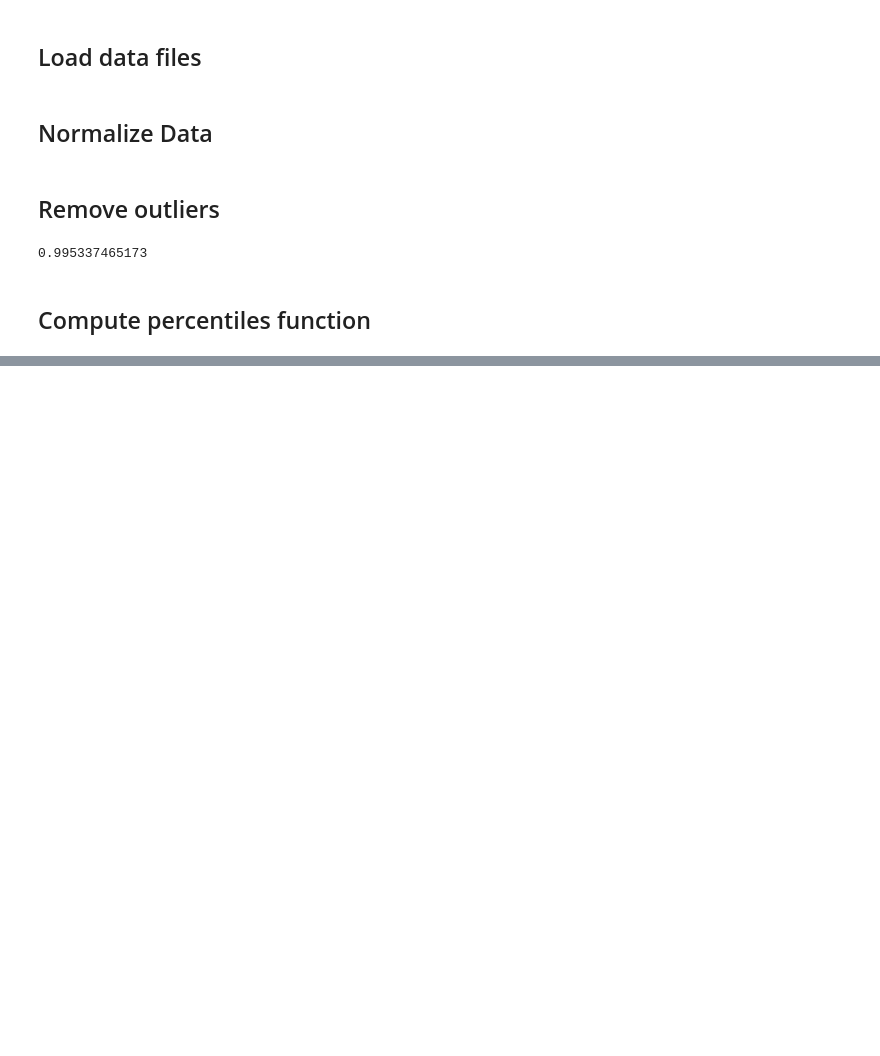
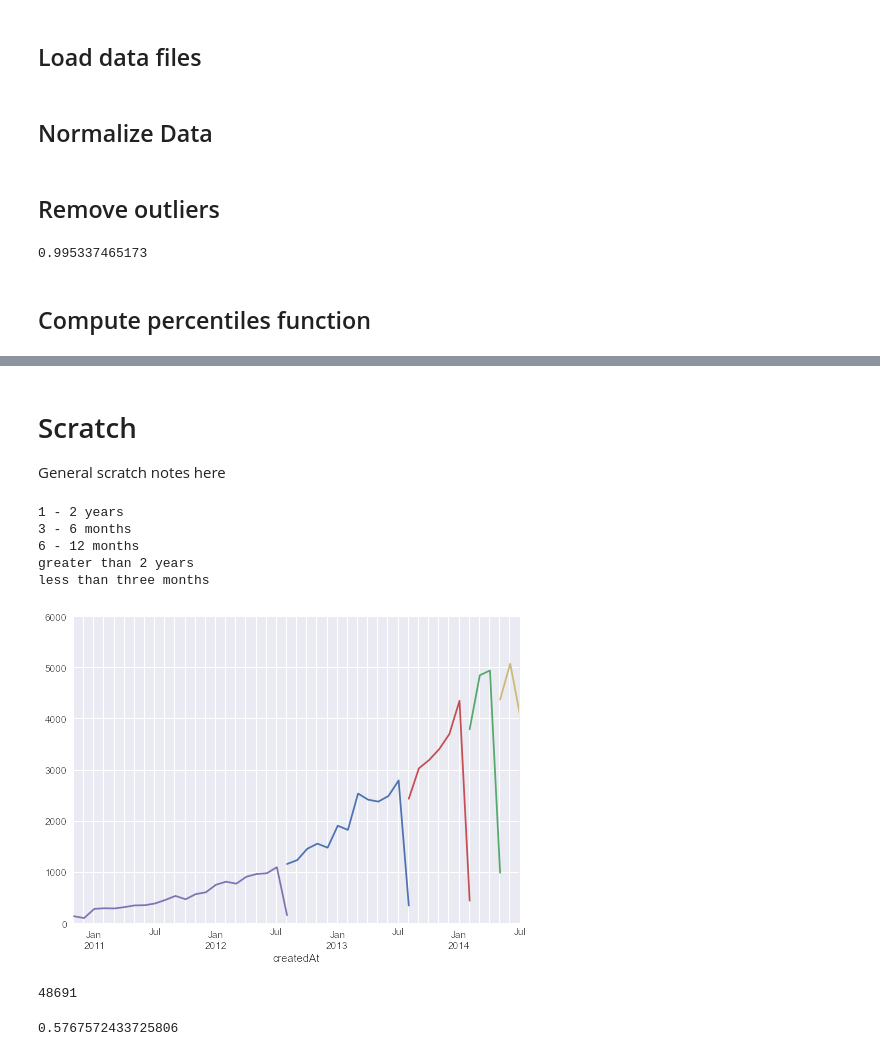
Before and after one commit to iros/local-npmjs-skimdb, a Jupyter notebook: analysis/data_prep.ipynb, the cells around one changed output, grey strips where cells are left out. Cells and saved outputs as stored; diff of their text form; code cells hidden in the pictures; blank space fills up the shorter version.

```diff
--- a/analysis/data_prep.ipynb
+++ b/analysis/data_prep.ipynb
@@ -234 +427,5 @@ with open('stats.json', 'wb') as fp:
     json.dump(stats, fp)
+# %% [markdown]
+# Scratch
+
+General scratch notes here
@@ -234,0 +435,38 @@ with open('stats.json', 'wb') as fp:
+# %%
+def groupByAge(row):
+
+    if (row['age'] <= 90):
+        return "less than three months"
+    elif (row['age'] > 90) & (row['age'] <= 365 /2):
+        return "3 - 6 months"
+    elif (row['age'] > 365/ 2) & (row['age'] <= 365):
+        return "6 - 12 months"
+    elif (row['age'] > 365) & (row['age'] <= (2 * 365)):
+        return "1 - 2 years"
+    else:
+        return "greater than 2 years"
+
+s = all_packages
+s['age_group'] = s.apply(groupByAge, axis=1)
+# %%
+
+grp = s.groupby(['age_group'])
+for key, g in grp:
+    print key
+    g = g.set_index("createdAt")
+    g["package"].resample("M", how=len).plot()
+# %% [output]
+1 - 2 years
+3 - 6 months
+6 - 12 months
+greater than 2 years
+less than three months
+[figure, added]
+# %%
+13519 + 14461 + 20711
+# %% [output]
+48691
+# %%
+float(13519 + 14461 + 20711) / len(all_packages)
+# %% [output]
+0.5767572433725806
```
Also changed, not shown: parts of 24 cells of this notebook.
